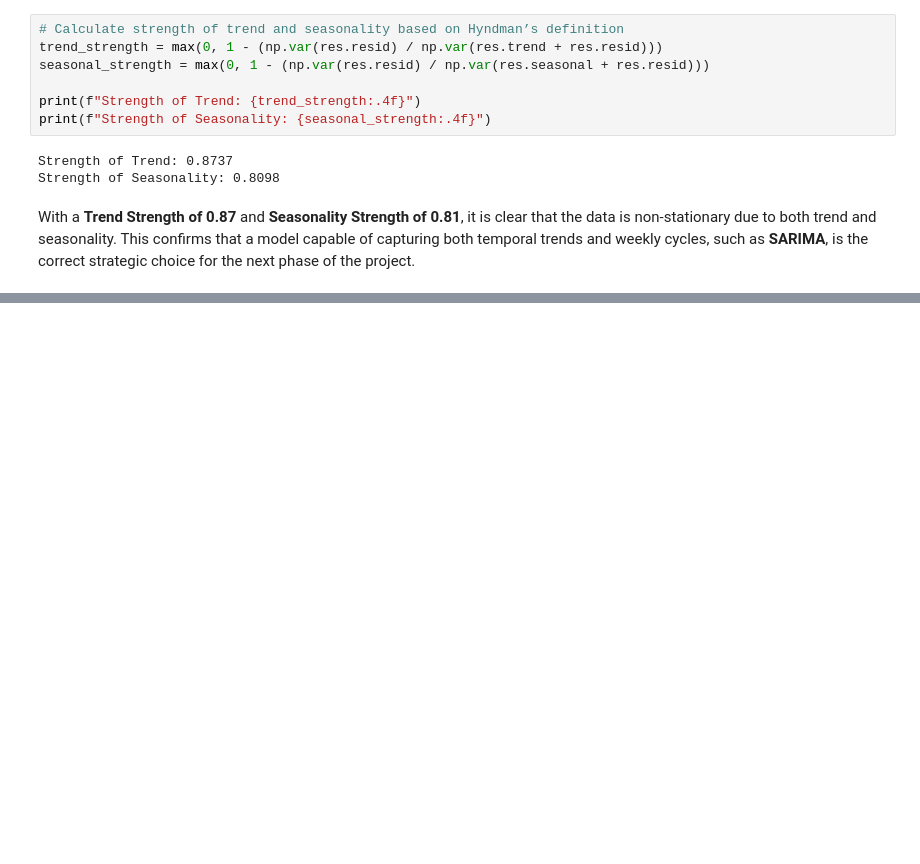
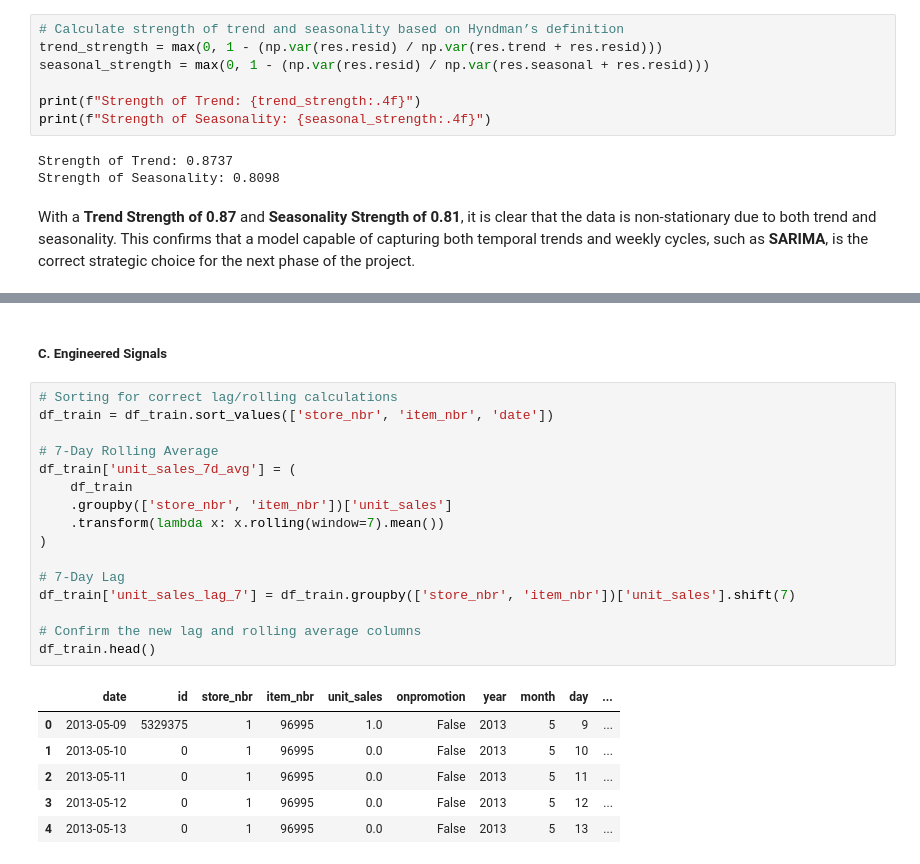
Before and after one commit to krauseannelize/project-ml-favorita-sales-forecasting, a Jupyter notebook: notebooks/02-exploratory-data-analysis.ipynb, the cells around one changed output, grey strips where cells are left out. Saved outputs shown, nothing was run; the diff lists cells and outputs as text; blank space fills up the shorter version.

```diff
--- a/notebooks/02-exploratory-data-analysis.ipynb
+++ b/notebooks/02-exploratory-data-analysis.ipynb
@@ -784,0 +871,25 @@ With a **Trend Strength of 0.87** and **Seasonality Strength of 0.81**, it is cl
+# %% [markdown]
+##### C. Engineered Signals
+# %%
+# Sorting for correct lag/rolling calculations
+df_train = df_train.sort_values(['store_nbr', 'item_nbr', 'date'])
+
+# 7-Day Rolling Average
+df_train['unit_sales_7d_avg'] = (
+    df_train
+    .groupby(['store_nbr', 'item_nbr'])['unit_sales']
+    .transform(lambda x: x.rolling(window=7).mean())
+)
+
+# 7-Day Lag
+df_train['unit_sales_lag_7'] = df_train.groupby(['store_nbr', 'item_nbr'])['unit_sales'].shift(7)
+
+# Confirm the new lag and rolling average columns
+df_train.head()
+# %% [output]
+|  | date | id | store_nbr | item_nbr | unit_sales | onpromotion | year | month | day | ... |
+| 0 | 2013-05-09 | 5329375 | 1 | 96995 | 1.0 | False | 2013 | 5 | 9 | ... |
+| 1 | 2013-05-10 | 0 | 1 | 96995 | 0.0 | False | 2013 | 5 | 10 | ... |
+| 2 | 2013-05-11 | 0 | 1 | 96995 | 0.0 | False | 2013 | 5 | 11 | ... |
+| 3 | 2013-05-12 | 0 | 1 | 96995 | 0.0 | False | 2013 | 5 | 12 | ... |
+| 4 | 2013-05-13 | 0 | 1 | 96995 | 0.0 | False | 2013 | 5 | 13 | ... |
```
Also changed, not shown: parts of 12 cells of this notebook.
